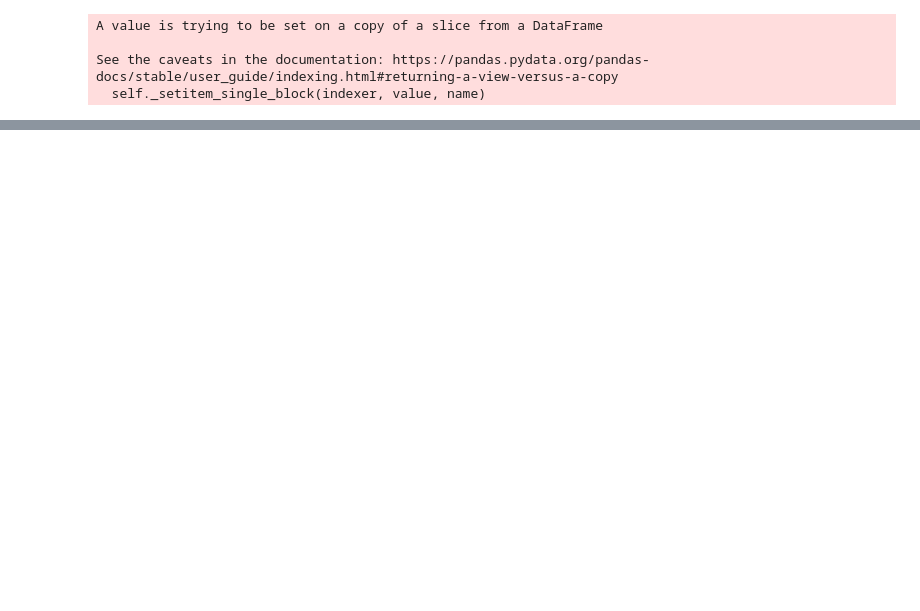
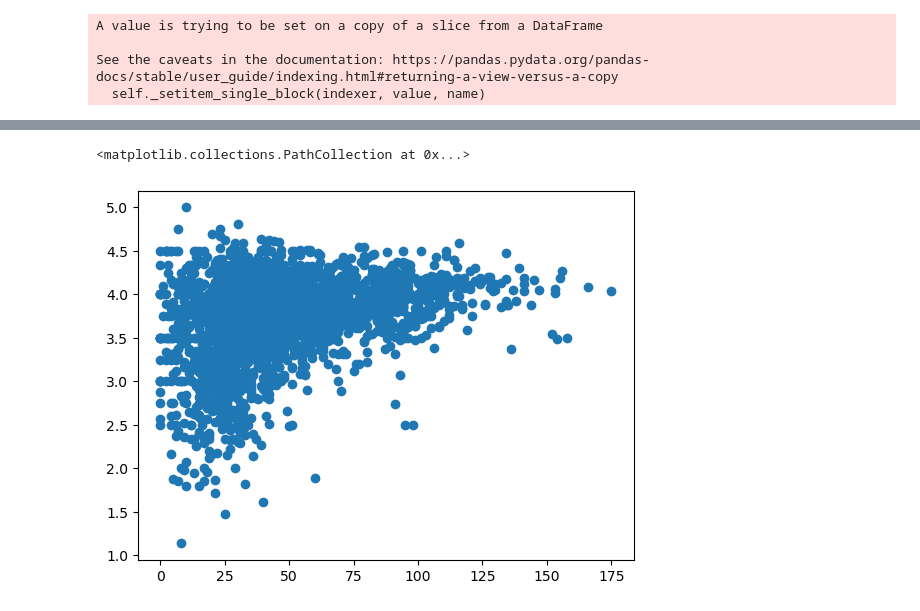
Before and after one commit to sberberian/Beer-Characteristics-Profiling, a Jupyter notebook: Machine_leaning_Beer.ipynb, the cells around one changed output, grey strips where cells are left out. Saved outputs shown, nothing was run; the diff lists cells and outputs as text; code cells hidden in the pictures; blank space fills up the shorter version.

```diff
--- a/Machine_leaning_Beer.ipynb
+++ b/Machine_leaning_Beer.ipynb
@@ -132,5 +153,8 @@ plt.scatter(df['Sweet'], df['review_overall'])
 # %%
 # Correlation for Body and rating
-plt.scatter(df['Body'], df['review_overall'])
+plt.scatter(df['body'], df['review_overall'])
+# %% [output]
+<matplotlib.collections.PathCollection at 0x...>
+[figure, added]
 # %%
 # Correlation for Sour and rating
```
Also changed, not shown: parts of 17 cells of this notebook, 1 other file.
